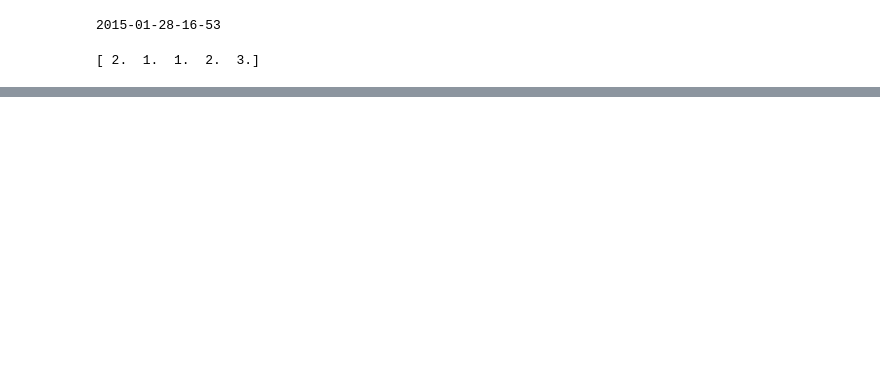
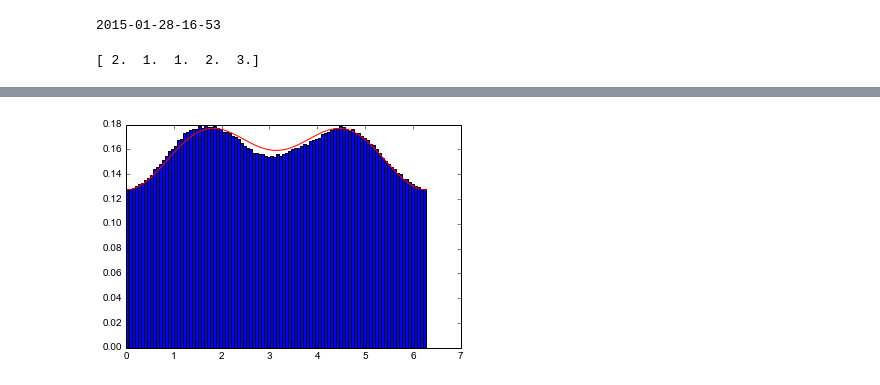
Before and after one commit to Danie1Johnson/research, a Jupyter notebook: BGMRBM test 4.ipynb, the cells around one changed output, grey strips where cells are left out. Drawn from its saved outputs; the diff is of its cells as text; code cells hidden in the pictures; blank space fills up the shorter version.

```diff
--- a/BGMRBM test 4.ipynb
+++ b/BGMRBM test 4.ipynb
@@ -89,6 +104,9 @@ plt.savefig('test_4_n_x_'+date_time_str+'.png')
 # %%
 hist_n_1 = plt.hist(z_n.stat_log[:,1], bins=100, normed=True)
+pp = plt.plot(x_range, ys, 'r')
 plt.savefig('test_4_n_y_'+date_time_str+'.png')
+# %% [output]
+[figure, added]
 # %%
 s_1 = z_1.sample(N=N, record_trace=False, record_stats=True)
 print 'done'
```
Also changed, not shown: parts of 13 cells of this notebook, 1 other file.
